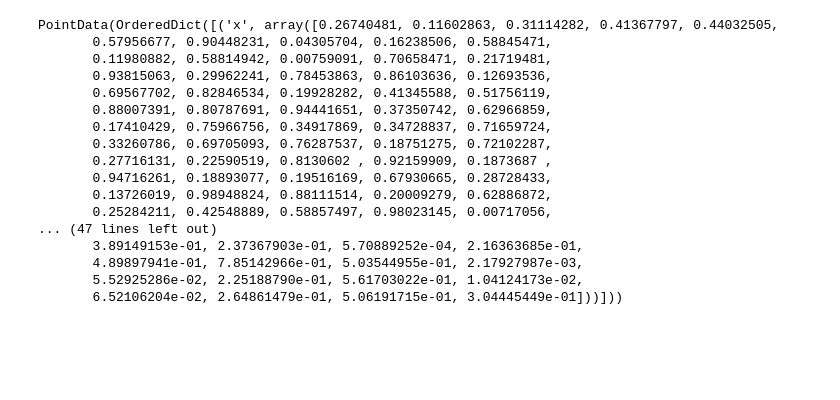
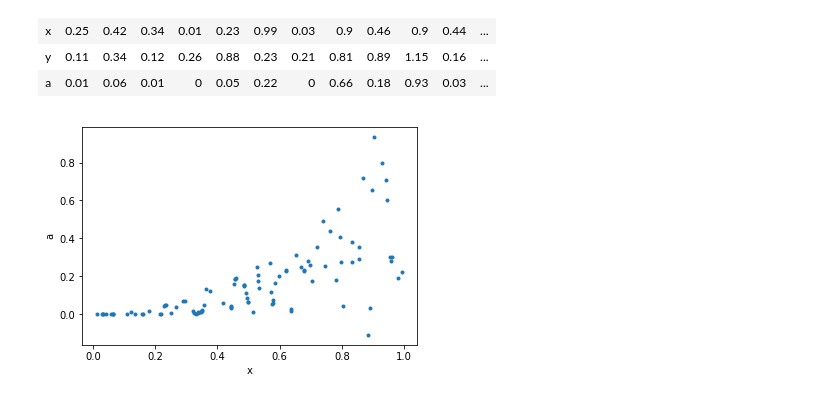
Before and after one commit to philippeller/dama, a Jupyter notebook: notebooks/histo_functions.ipynb, the cells around one changed output. Cells and saved outputs as stored; diff of their text form; code cells hidden in the pictures; blank space fills up the shorter version.

```diff
--- a/notebooks/histo_functions.ipynb
+++ b/notebooks/histo_functions.ipynb
@@ -83,4 +53,0 @@ PointData(OrderedDict([('x', array([0.07059079, 0.71869818, 0.5148713 , 0.977225
-# %%
-#p2.plot()
-#p2['a'] = p.interpolate('a', method='linear')#(p2).plot('x', 'a', '.')
-p2 = p.interp(pn.PointData(x=np.random.rand(100)), method='linear')#.plot('x', 'a', '.')
@@ -97,20 +54,10 @@ p2.interp(method='nearest', x=np.linspace(0,1,1000)).plot('a')
 # %%
 p.interp(p2)
 # %% [output]
-PointData(OrderedDict([('x', array([0.26740481, 0.11602863, 0.31114282, 0.41367797, 0.44032505,
-       0.57956677, 0.90448231, 0.04305704, 0.16238506, 0.58845471,
-       0.11980882, 0.58814942, 0.00759091, 0.70658471, 0.21719481,
-       0.93815063, 0.29962241, 0.78453863, 0.86103636, 0.12693536,
-       0.69567702, 0.82846534, 0.19928282, 0.41345588, 0.51756119,
-       0.88007391, 0.80787691, 0.94441651, 0.37350742, 0.62966859,
-       0.17410429, 0.75966756, 0.34917869, 0.34728837, 0.71659724,
-       0.33260786, 0.69705093, 0.76287537, 0.18751275, 0.72102287,
-       0.27716131, 0.22590519, 0.8130602 , 0.92159909, 0.1873687 ,
-       0.94716261, 0.18893077, 0.19516169, 0.67930665, 0.28728433,
-       0.13726019, 0.98948824, 0.88111514, 0.20009279, 0.62886872,
-       0.25284211, 0.42548889, 0.58857497, 0.98023145, 0.00717056,
-... (47 lines left out)
-       3.89149153e-01, 2.37367903e-01, 5.70889252e-04, 2.16363685e-01,
-       4.89897941e-01, 7.85142966e-01, 5.03544955e-01, 2.17927987e-03,
-       5.52925286e-02, 2.25188790e-01, 5.61703022e-01, 1.04124173e-02,
-       6.52106204e-02, 2.64861479e-01, 5.06191715e-01, 3.04445449e-01]))]))
+| x | 0.25 | 0.42 | 0.34 | 0.01 | 0.23 | 0.99 | 0.03 | 0.9 | 0.46 | 0.9 | 0.44 | ... |
+| y | 0.11 | 0.34 | 0.12 | 0.26 | 0.88 | 0.23 | 0.21 | 0.81 | 0.89 | 1.15 | 0.16 | ... |
+| a | 0.01 | 0.06 | 0.01 | 0 | 0.05 | 0.22 | 0 | 0.66 | 0.18 | 0.93 | 0.03 | ... |
+# %%
+p.interp(p2).plot('x', 'a', '.')
+# %% [output]
+[figure, added]
```
Also changed, not shown: parts of 108 cells of this notebook, 4 other files.
